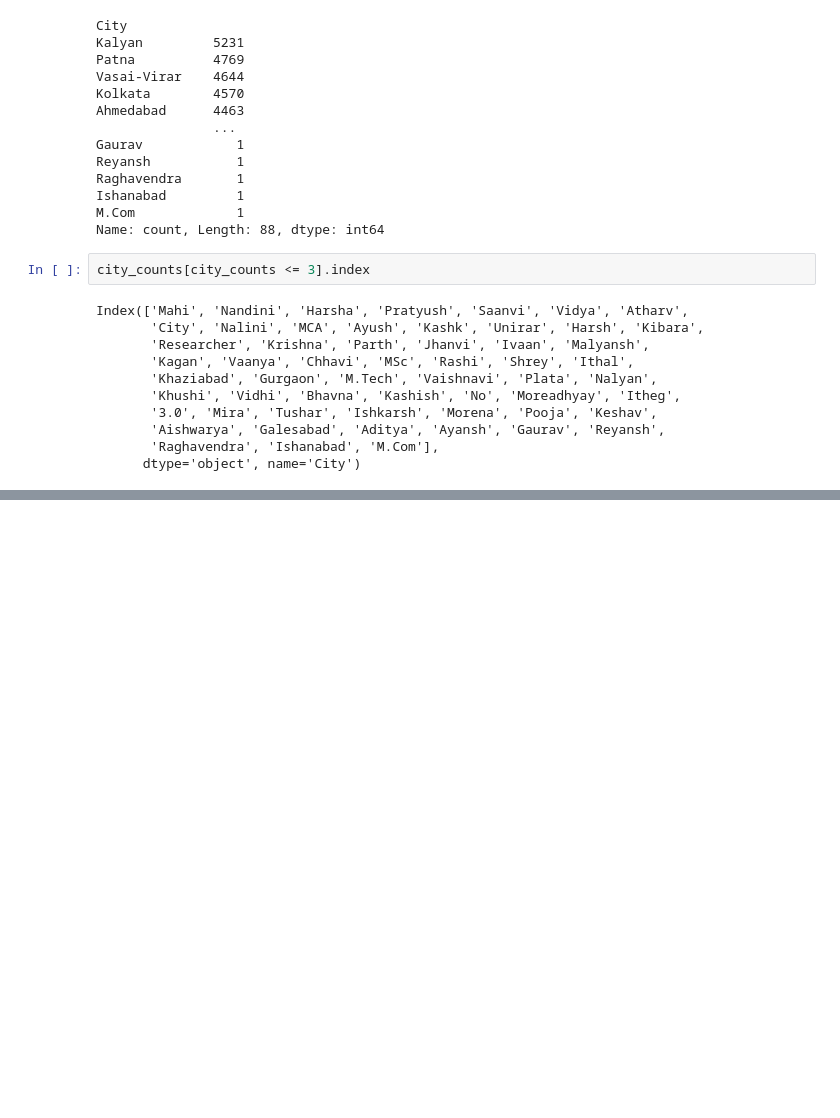
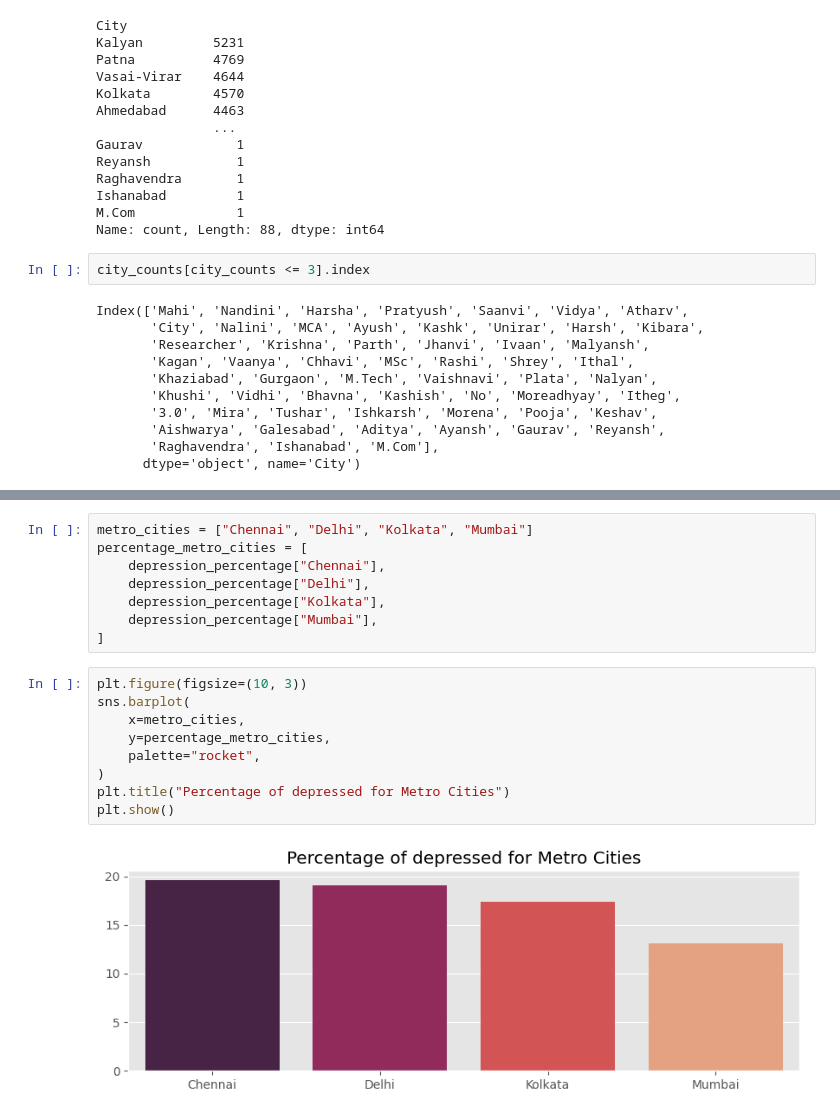
Before and after one commit to vanshuwjoshi/Kaggle-Playground-S4E11, a Jupyter notebook: notebooks/eda.ipynb, the cells around one changed output, grey strips where cells are left out. Saved outputs shown, nothing was run; the diff lists cells and outputs as text; blank space fills up the shorter version.

```diff
--- a/notebooks/eda.ipynb
+++ b/notebooks/eda.ipynb
@@ -233,0 +359,19 @@ Name: count, dtype: int64
+# %%
+metro_cities = ["Chennai", "Delhi", "Kolkata", "Mumbai"]
+percentage_metro_cities = [
+    depression_percentage["Chennai"],
+    depression_percentage["Delhi"],
+    depression_percentage["Kolkata"],
+    depression_percentage["Mumbai"],
+]
+# %%
+plt.figure(figsize=(10, 3))
+sns.barplot(
+    x=metro_cities,
+    y=percentage_metro_cities,
+    palette="rocket",
+)
+plt.title("Percentage of depressed for Metro Cities")
+plt.show()
+# %% [output]
+[figure, added]
```
Also changed, not shown: parts of 17 cells of this notebook.
